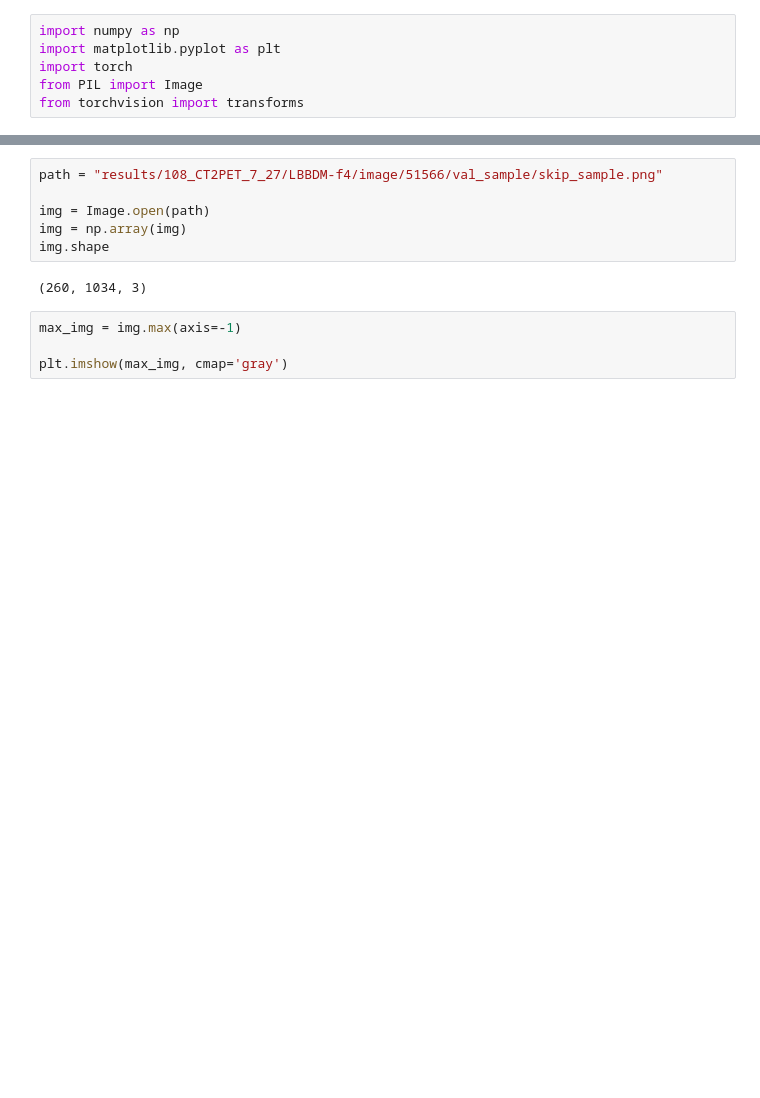
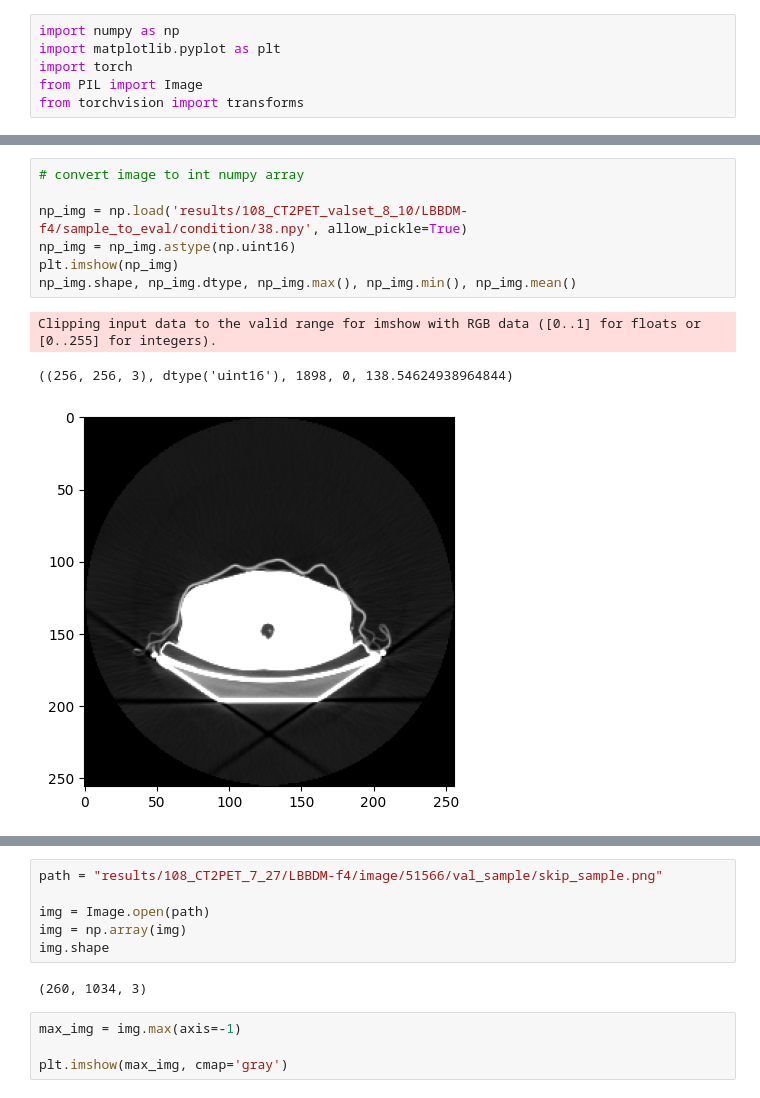
Before and after one commit to tien-th/BBDM_folk, a Jupyter notebook: test_cuda.ipynb, the cells around one changed output, grey strips where cells are left out. Saved outputs shown, nothing was run; the diff lists cells and outputs as text; blank space fills up the shorter version.

```diff
--- a/test_cuda.ipynb
+++ b/test_cuda.ipynb
@@ -6,0 +27,11 @@ from torchvision import transforms
+# %%
+# convert image to int numpy array
+
+np_img = np.load('results/108_CT2PET_valset_8_10/LBBDM-f4/sample_to_eval/condition/38.npy', allow_pickle=True)
+np_img = np_img.astype(np.uint16)
+plt.imshow(np_img)
+np_img.shape, np_img.dtype, np_img.max(), np_img.min(), np_img.mean()
+# %% [output]
+Clipping input data to the valid range for imshow with RGB data ([0..1] for floats or [0..255] for integers).
+((256, 256, 3), dtype('uint16'), 1898, 0, 138.54624938964844)
+[figure, added]
```
Also changed, not shown: parts of 3 cells of this notebook, 11 other files.
